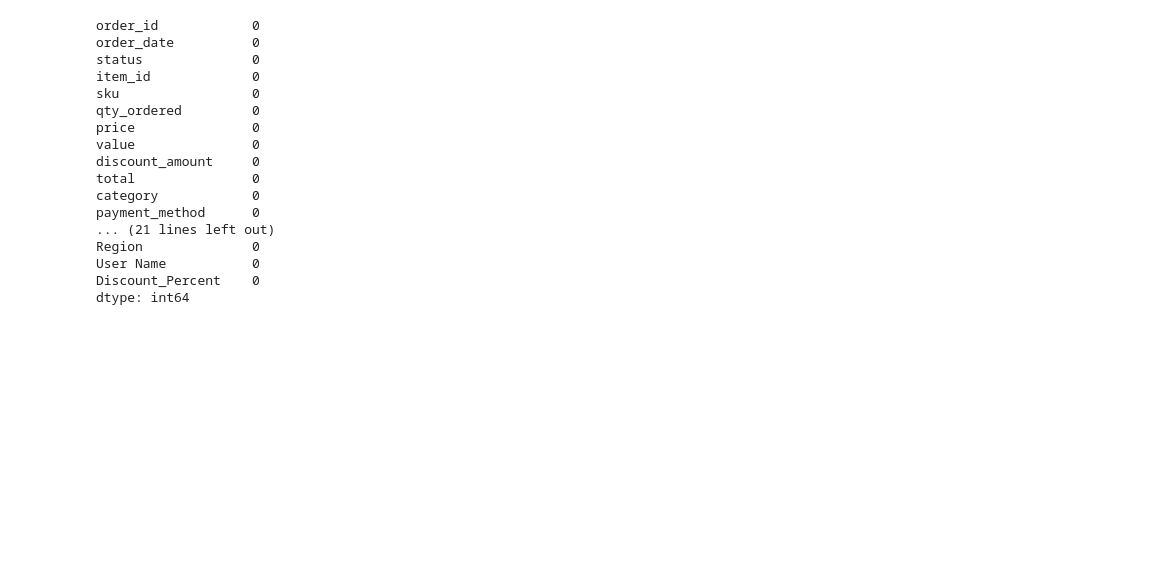
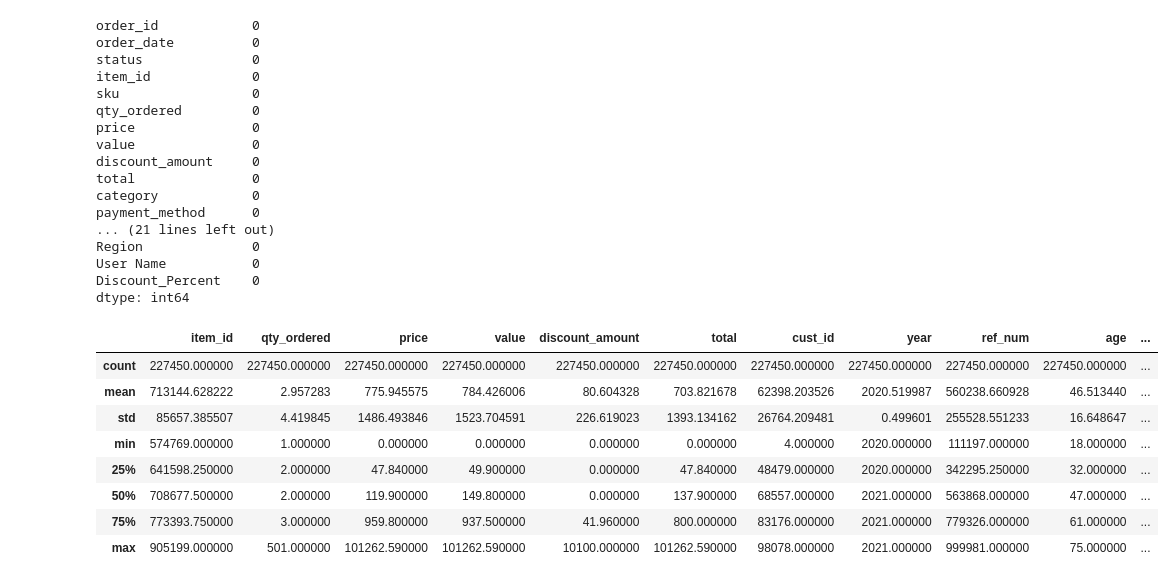
Before and after one commit to thanhthanh1911/PRO2291_duantotnghiep1, a Jupyter notebook: notebooks/eda.ipynb, the cells around one changed output. Drawn from its saved outputs; the diff is of its cells as text; code cells hidden in the pictures; blank space fills up the shorter version.

```diff
--- a/notebooks/eda.ipynb
+++ b/notebooks/eda.ipynb
@@ -3,7 +25,7 @@
 # %%
 import pandas as pd
 
-df = pd.read_csv(r"E:\DATN - Three Correct\PRO2291_duantotnghiep1\data\raw\sales_06_FY2020-21.csv")
+df = pd.read_csv(r"D:\PRO2291_DuAnTopNghiep\PRO2291_duantotnghiep1\data\raw\sales_06_FY2020-21.csv")
 
 df.head()
 # %% [output]
@@ -35,3 +57,15 @@ Region              0
 User Name           0
 Discount_Percent    0
 dtype: int64
+# %%
+df.describe()
+# %% [output]
+|  | item_id | qty_ordered | price | value | discount_amount | total | cust_id | year | ref_num | age | ... |
+| count | 227450.000000 | 227450.000000 | 227450.000000 | 227450.000000 | 227450.000000 | 227450.000000 | 227450.000000 | 227450.000000 | 227450.000000 | 227450.000000 | ... |
+| mean | 713144.628222 | 2.957283 | 775.945575 | 784.426006 | 80.604328 | 703.821678 | 62398.203526 | 2020.519987 | 560238.660928 | 46.513440 | ... |
+| std | 85657.385507 | 4.419845 | 1486.493846 | 1523.704591 | 226.619023 | 1393.134162 | 26764.209481 | 0.499601 | 255528.551233 | 16.648647 | ... |
+| min | 574769.000000 | 1.000000 | 0.000000 | 0.000000 | 0.000000 | 0.000000 | 4.000000 | 2020.000000 | 111197.000000 | 18.000000 | ... |
+| 25% | 641598.250000 | 2.000000 | 47.840000 | 49.900000 | 0.000000 | 47.840000 | 48479.000000 | 2020.000000 | 342295.250000 | 32.000000 | ... |
+| 50% | 708677.500000 | 2.000000 | 119.900000 | 149.800000 | 0.000000 | 137.900000 | 68557.000000 | 2021.000000 | 563868.000000 | 47.000000 | ... |
+| 75% | 773393.750000 | 3.000000 | 959.800000 | 937.500000 | 41.960000 | 800.000000 | 83176.000000 | 2021.000000 | 779326.000000 | 61.000000 | ... |
+| max | 905199.000000 | 501.000000 | 101262.590000 | 101262.590000 | 10100.000000 | 101262.590000 | 98078.000000 | 2021.000000 | 999981.000000 | 75.000000 | ... |
```
Also changed, not shown: parts of 2 cells of this notebook.
